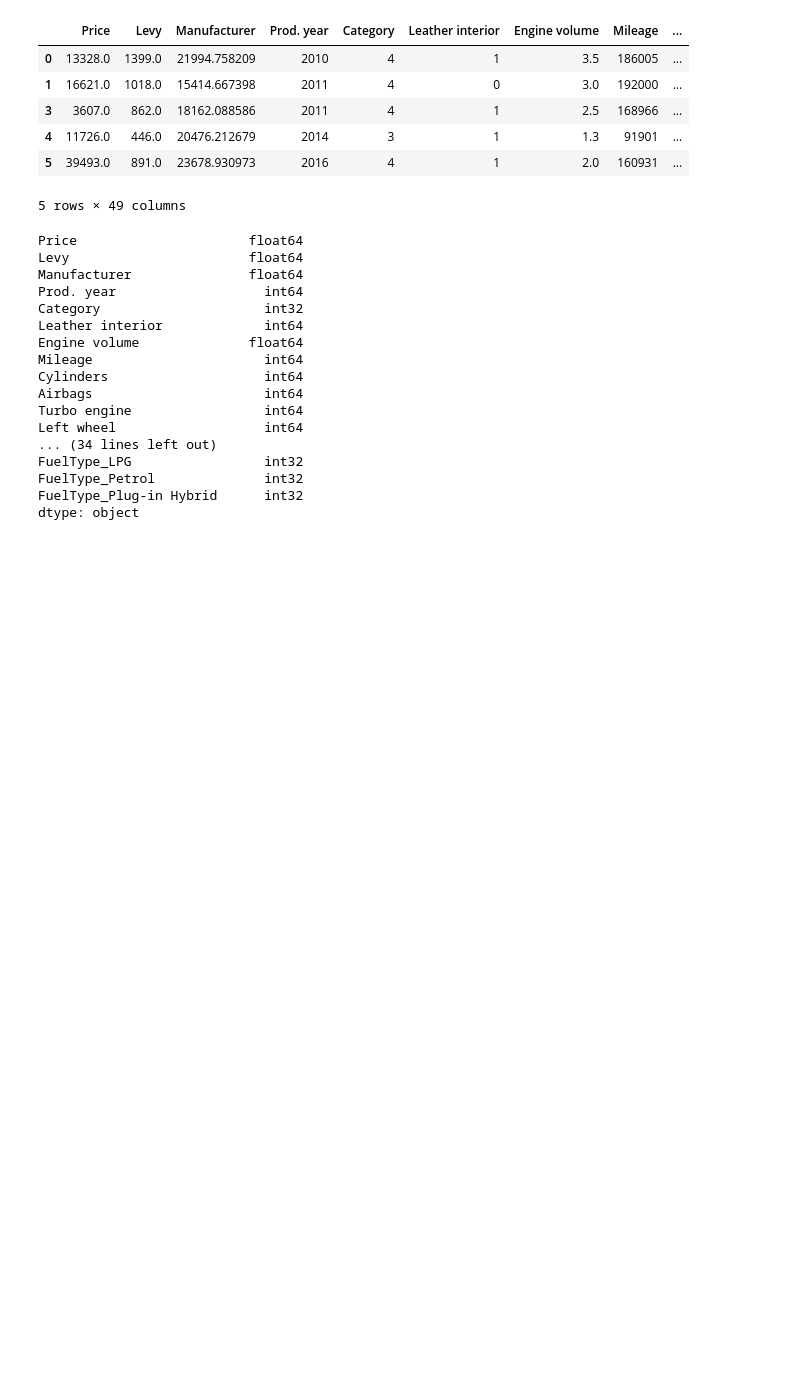
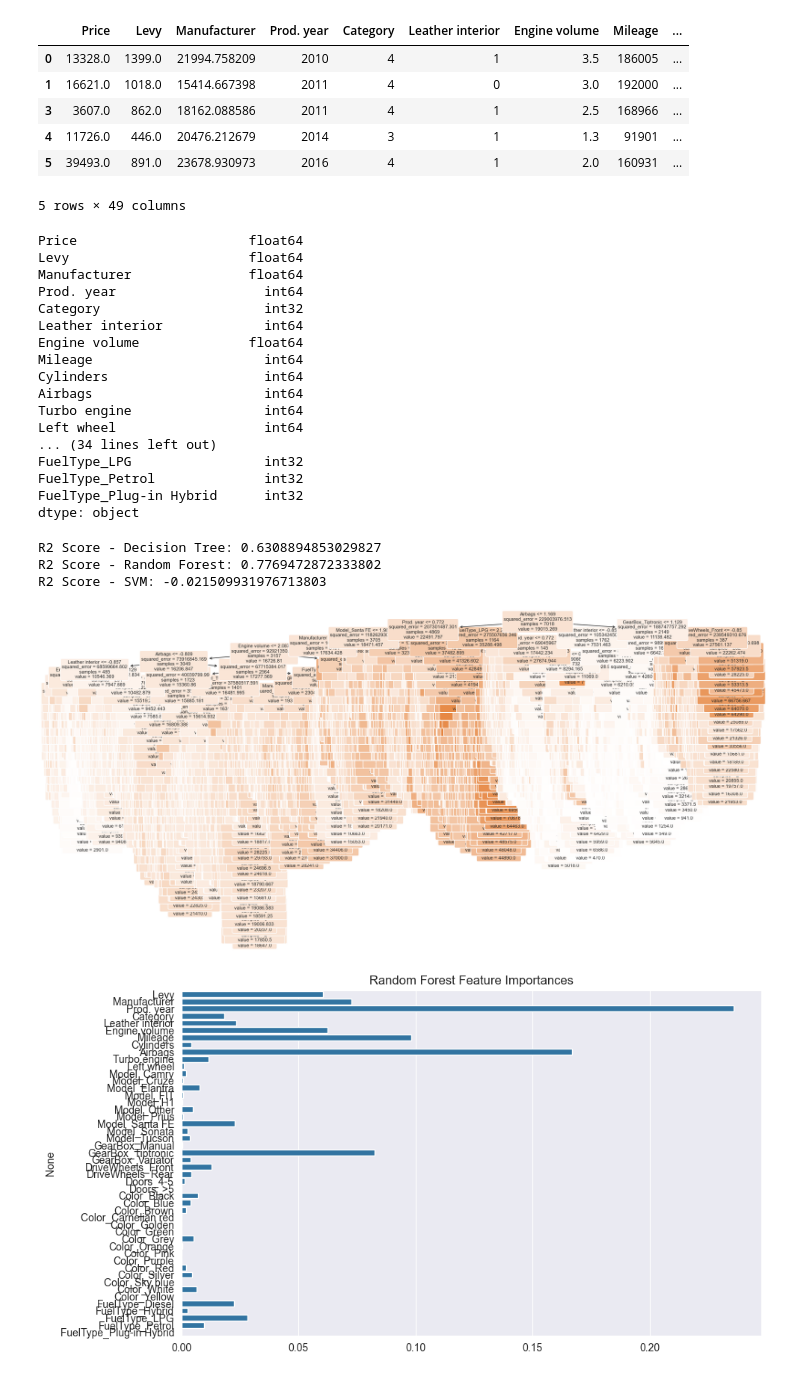
Before and after one commit to LiquiNaut/SUNS-zadanie-2, a Jupyter notebook: main.ipynb, the cells around one changed output. Saved outputs shown, nothing was run; the diff lists cells and outputs as text; code cells hidden in the pictures; blank space fills up the shorter version.

Commit message:
decesion tree, random forest, SVM

```diff
--- a/main.ipynb
+++ b/main.ipynb
@@ -166,3 +166,60 @@ y_test = test_data['Price']
 scaler = StandardScaler()
 X_train_normalized = scaler.fit_transform(X_train)
 X_test_normalized = scaler.transform(X_test)
+# %%
+from sklearn.tree import DecisionTreeRegressor
+from sklearn.ensemble import RandomForestRegressor
+from sklearn.svm import SVR
+from sklearn.metrics import r2_score
+import matplotlib.pyplot as plt
+import seaborn as sns
+from sklearn import tree
+
+# Train a Decision Tree
+decision_tree = DecisionTreeRegressor(random_state=42)
+decision_tree.fit(X_train_normalized, y_train)
+
+# Train a Random Forest (ensemble of trees)
+random_forest = RandomForestRegressor(random_state=42)
+random_forest.fit(X_train_normalized, y_train)
+
+# Train an SVM
+svm_model = SVR()
+svm_model.fit(X_train_normalized, y_train)
+
+# Make predictions
+y_pred_tree = decision_tree.predict(X_test_normalized)
+y_pred_forest = random_forest.predict(X_test_normalized)
+y_pred_svm = svm_model.predict(X_test_normalized)
+
+# Evaluate models
+r2_tree = r2_score(y_test, y_pred_tree)
+r2_forest = r2_score(y_test, y_pred_forest)
+r2_svm = r2_score(y_test, y_pred_svm)
+
+print(f'R2 Score - Decision Tree: {r2_tree}')
+print(f'R2 Score - Random Forest: {r2_forest}')
+print(f'R2 Score - SVM: {r2_svm}')
+
+# Visualize a decision tree
+plt.figure(figsize=(20, 10))
+tree.plot_tree(decision_tree, filled=True, feature_names=X_train.columns, rounded=True, fontsize=8)
+plt.show()
+
+# Visualize feature importances in the Random Forest
+plt.figure(figsize=(10, 6))
+sns.barplot(x=random_forest.feature_importances_, y=X_train.columns)
+plt.title('Random Forest Feature Importances')
+plt.show()
+
+# Note: Visualization for SVM might not be straightforward as in decision trees or ensembles.
+
+# R2 Score - Decision Tree: 0.6308894853029827
+# R2 Score - Random Forest: 0.7769472872333802
+# R2 Score - SVM: -0.021509931976713803
+# %% [output]
+R2 Score - Decision Tree: 0.6308894853029827
+R2 Score - Random Forest: 0.7769472872333802
+R2 Score - SVM: -0.021509931976713803
+[figure, added]
+[figure, added]
```
Also changed, not shown: parts of 3 cells of this notebook.
